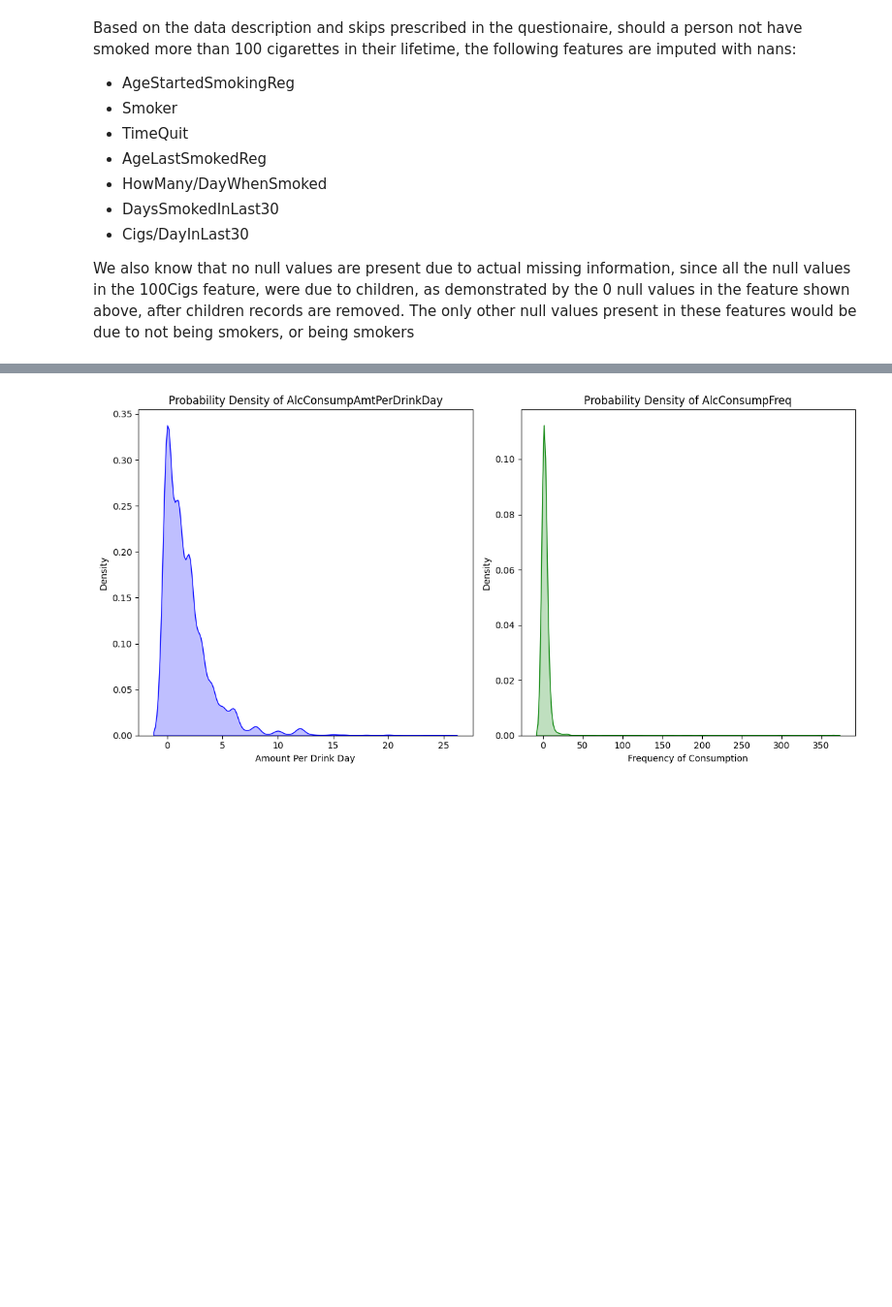
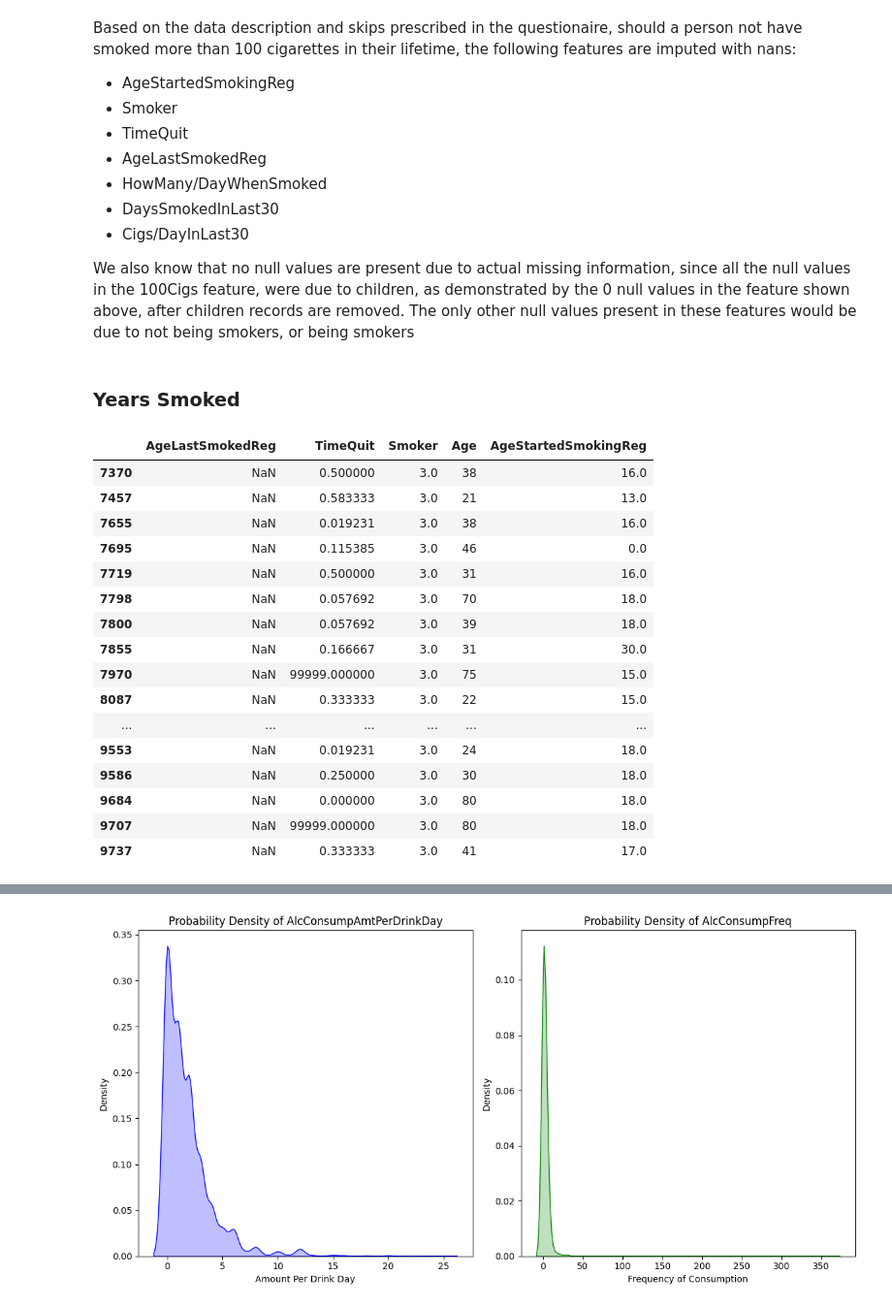
Before and after one commit to samcohen1/HypertensionML, a Jupyter notebook: new_predictor.ipynb, the cells around one changed output, grey strips where cells are left out. Shown at 97% size. Saved outputs shown, nothing was run; the diff lists cells and outputs as text; code cells hidden in the pictures; blank space fills up the shorter version.

```diff
--- a/new_predictor.ipynb
+++ b/new_predictor.ipynb
@@ -40,7 +40,7 @@ print(df.shape)
 columns_to_keep = [
     'SEQN', 'RIAGENDR', 'RIDAGEYR', 'DMDEDUC2', 'BPXDI1', 'BPXDI2', 'BPXDI3', 'BPXSY1', 'BPXSY2', 'BPXSY3', 'BMXBMI', 'BMXHT', 'BMXWAIST', 'BMXWT', 'BPQ080',
     'DRQSDIET', 'DRQSPREP', 'MCQ010', 'MCQ160F', 'CDQ001', 'OCQ210', 'DIQ010', 'DIQ160',
-    'PAQ650', 'PAQ665', 'DPQ050', 'DPQ040', 'DPQ030', 'DPQ020','ALQ101','ALQ151', 'ALQ120Q', 'ALQ130', 'SMQ020', 'SMQ040', 'DBQ700', 'HSD010', 'SLD010H', 'SMQ050Q', 'SMD055', 'SMD057', 'SMD641', 'SMD650', 'SMD030'
+    'PAQ650', 'PAQ665', 'DPQ050', 'DPQ040', 'DPQ030', 'DPQ020','ALQ101','ALQ151', 'ALQ120Q', 'ALQ130', 'SMQ020', 'SMQ040', 'DBQ700', 'HSD010', 'SLD010H', 'SMQ050Q', 'SMQ050U', 'SMD055', 'SMD057', 'SMD641', 'SMD650', 'SMD030'
 ]
 
 # Drop all columns except for the specified ones
@@ -293,3 +293,5 @@ Based on the data description and skips prescribed in the questionaire, should a
 - Cigs/DayInLast30
 
 We also know that no null values are present due to actual missing information, since all the null values in the 100Cigs feature, were due to children, as demonstrated by the 0 null values in the feature shown above, after children records are removed. The only other null values present in these features would be due to not being smokers, or being smokers
+# %% [markdown]
+### Years Smoked
@@ -295,0 +300,43 @@ We also know that no null values are present due to actual missing information,
+# %%
+# Define the transformation function
+filtered_df = df.loc[(df['SMQ050U'].notna()) & (df['SMQ050U'] <4) , ['SMQ050U', 'TimeQuit', 'AgeStartedSmokingReg', 'AgeLastSmokedReg', 'Smoker']]
+
+def transform_time_quit(row):
+    if row['SMQ050U'] == 1:
+        return 0
+    elif row['SMQ050U'] == 2:
+        return (row['TimeQuit'] / 52)
+    elif row['SMQ050U'] == 3:
+        return (row['TimeQuit'] / 12)
+    else:
+        return row['TimeQuit']
+
+# Apply the transformation to the TimeQuit column
+df['TimeQuit'] = df.apply(transform_time_quit, axis=1)
+# %%
+# Filter the DataFrame based on the conditions
+filtered_df = df[
+    (df['AgeLastSmokedReg'].isnull() & df['TimeQuit'].notnull()) |
+    (df['AgeLastSmokedReg'].notnull() & df['TimeQuit'].isnull())
+]
+
+# Print the filtered DataFrame
+filtered_df[['AgeLastSmokedReg', 'TimeQuit', 'Smoker', 'Age', 'AgeStartedSmokingReg']].tail(30)
+# %% [output]
+|  | AgeLastSmokedReg | TimeQuit | Smoker | Age | AgeStartedSmokingReg |
+| 7370 | NaN | 0.500000 | 3.0 | 38 | 16.0 |
+| 7457 | NaN | 0.583333 | 3.0 | 21 | 13.0 |
+| 7655 | NaN | 0.019231 | 3.0 | 38 | 16.0 |
+| 7695 | NaN | 0.115385 | 3.0 | 46 | 0.0 |
+| 7719 | NaN | 0.500000 | 3.0 | 31 | 16.0 |
+| 7798 | NaN | 0.057692 | 3.0 | 70 | 18.0 |
+| 7800 | NaN | 0.057692 | 3.0 | 39 | 18.0 |
+| 7855 | NaN | 0.166667 | 3.0 | 31 | 30.0 |
+| 7970 | NaN | 99999.000000 | 3.0 | 75 | 15.0 |
+| 8087 | NaN | 0.333333 | 3.0 | 22 | 15.0 |
+| ... | ... | ... | ... | ... | ... |
+| 9553 | NaN | 0.019231 | 3.0 | 24 | 18.0 |
+| 9586 | NaN | 0.250000 | 3.0 | 30 | 18.0 |
+| 9684 | NaN | 0.000000 | 3.0 | 80 | 18.0 |
+| 9707 | NaN | 99999.000000 | 3.0 | 80 | 18.0 |
+| 9737 | NaN | 0.333333 | 3.0 | 41 | 17.0 |
```
Also changed, not shown: parts of 11 cells of this notebook.
